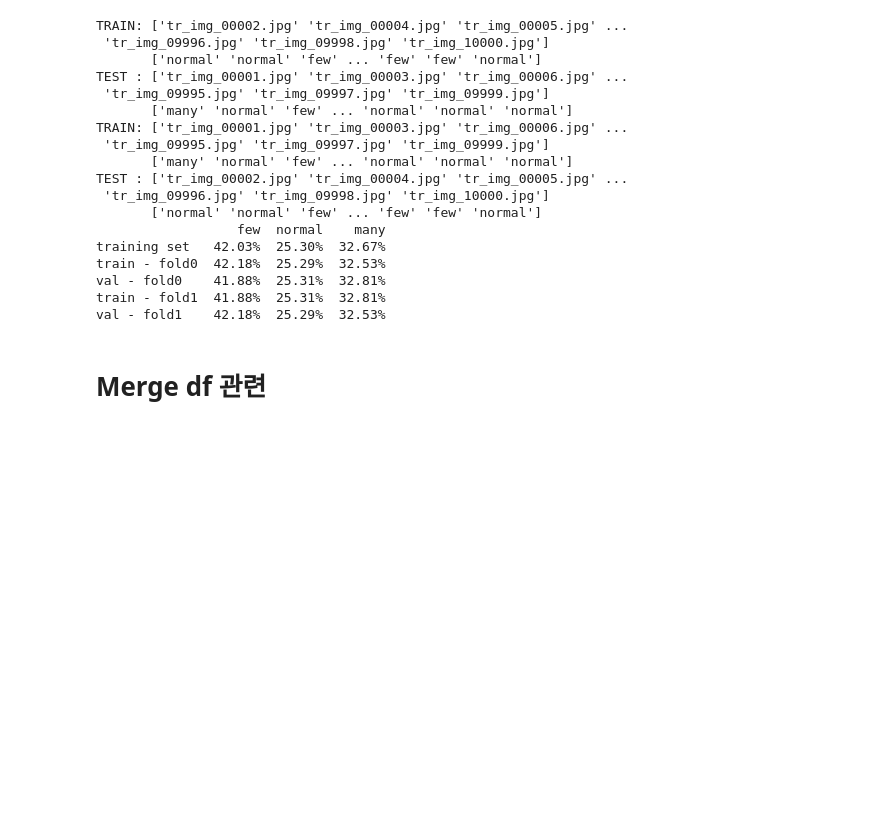
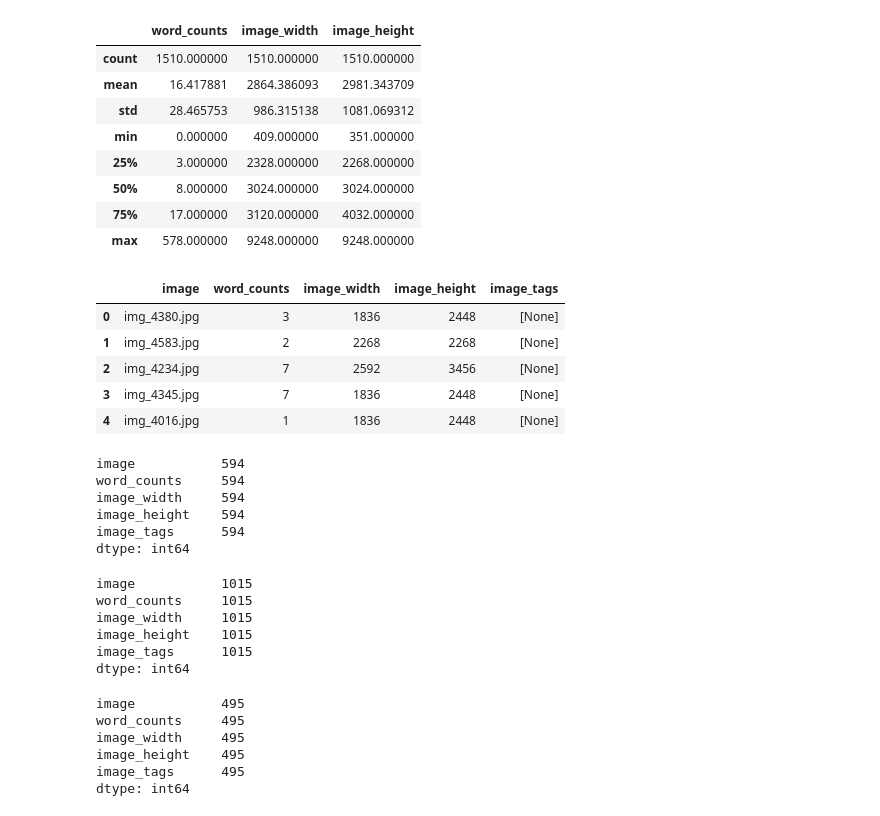
Before and after one commit to boostcampaitech4lv23cv1/level2_dataannotation_cv-level2-cv-01, a Jupyter notebook: utils/CV_strategy/word_box_CV.ipynb, the cells around one changed output. Saved outputs shown, nothing was run; the diff lists cells and outputs as text; code cells hidden in the pictures; blank space fills up the shorter version.

```diff
--- a/utils/CV_strategy/word_box_CV.ipynb
+++ b/utils/CV_strategy/word_box_CV.ipynb
@@ -24,7 +19,7 @@ def read_json(filename):
     return ann
 # %%
 ICDAR_data = read_json("/opt/ml/input/data/ICDAR17_Korean/ufo/train.json")
-UPSTAGE_data = read_json("/opt/ml/input/data/upstage/ufo/annotation.json")
+UPSTAGE_data = read_json("/opt/ml/input/data/upstage/ufo/anootation.json")
 # %%
 def get_box_size(quads):
     """ 단어 영역의 사각형 좌표가 주어졌을 때 가로, 세로길이를 계산해주는 함수.
@@ -235,28 +226,0 @@ def check_ratio_and_dump(cv):
-# %%
-cv = StratifiedGroupKFold(n_splits=2, shuffle = True, random_state=2022)
-languages=['Latin','Arabic','Symbols','None','Chinese','Mixed','Japanese','Korean','Bangla','Hindi']
-
-language='Total'
-ICDAR_data = read_json(f'../../../input/data/ICDAR19/ufo/ICDAR19_{language}.json')
-ICDAR_image_df = making_df(ICDAR_data)
-add_word_counts_amount_to_df()
-check_ratio_and_dump(cv)
-# %% [output]
-TRAIN: ['tr_img_00002.jpg' 'tr_img_00004.jpg' 'tr_img_00005.jpg' ...
- 'tr_img_09996.jpg' 'tr_img_09998.jpg' 'tr_img_10000.jpg']
-       ['normal' 'normal' 'few' ... 'few' 'few' 'normal']
-TEST : ['tr_img_00001.jpg' 'tr_img_00003.jpg' 'tr_img_00006.jpg' ...
- 'tr_img_09995.jpg' 'tr_img_09997.jpg' 'tr_img_09999.jpg']
-       ['many' 'normal' 'few' ... 'normal' 'normal' 'normal']
-TRAIN: ['tr_img_00001.jpg' 'tr_img_00003.jpg' 'tr_img_00006.jpg' ...
- 'tr_img_09995.jpg' 'tr_img_09997.jpg' 'tr_img_09999.jpg']
-       ['many' 'normal' 'few' ... 'normal' 'normal' 'normal']
-TEST : ['tr_img_00002.jpg' 'tr_img_00004.jpg' 'tr_img_00005.jpg' ...
- 'tr_img_09996.jpg' 'tr_img_09998.jpg' 'tr_img_10000.jpg']
-       ['normal' 'normal' 'few' ... 'few' 'few' 'normal']
-                  few  normal    many
-training set   42.03%  25.30%  32.67%
-train - fold0  42.18%  25.29%  32.53%
-val - fold0    41.88%  25.31%  32.81%
-train - fold1  41.88%  25.31%  32.81%
-val - fold1    42.18%  25.29%  32.53%
@@ -270,4 +227,50 @@ for idx in range(10):
-# %% [markdown]
-# Merge df 관련
 # %%
 merge_df = pd.concat([ICDAR_image_df,UPSTAGE_image_df])
+# %%
+merge_df.describe()
+# %% [output]
+|  | word_counts | image_width | image_height |
+| count | 1510.000000 | 1510.000000 | 1510.000000 |
+| mean | 16.417881 | 2864.386093 | 2981.343709 |
+| std | 28.465753 | 986.315138 | 1081.069312 |
+| min | 0.000000 | 409.000000 | 351.000000 |
+| 25% | 3.000000 | 2328.000000 | 2268.000000 |
+| 50% | 8.000000 | 3024.000000 | 3024.000000 |
+| 75% | 17.000000 | 3120.000000 | 4032.000000 |
+| max | 578.000000 | 9248.000000 | 9248.000000 |
+# %%
+merge_df.head()
+# %% [output]
+|  | image | word_counts | image_width | image_height | image_tags |
+| 0 | img_4380.jpg | 3 | 1836 | 2448 | [None] |
+| 1 | img_4583.jpg | 2 | 2268 | 2268 | [None] |
+| 2 | img_4234.jpg | 7 | 2592 | 3456 | [None] |
+| 3 | img_4345.jpg | 7 | 1836 | 2448 | [None] |
+| 4 | img_4016.jpg | 1 | 1836 | 2448 | [None] |
+# %%
+merge_df[merge_df['word_counts']<=5].count()
+# %% [output]
+image           594
+word_counts     594
+image_width     594
+image_height    594
+image_tags      594
+dtype: int64
+# %%
+merge_df[merge_df['word_counts']<=13].count()
+# %% [output]
+image           1015
+word_counts     1015
+image_width     1015
+image_height    1015
+image_tags      1015
+dtype: int64
+# %%
+merge_df[merge_df['word_counts']>13].count()
+# %% [output]
+image           495
+word_counts     495
+image_width     495
+image_height    495
+image_tags      495
+dtype: int64
```
Also changed, not shown: parts of 26 cells of this notebook, 1 other file.
